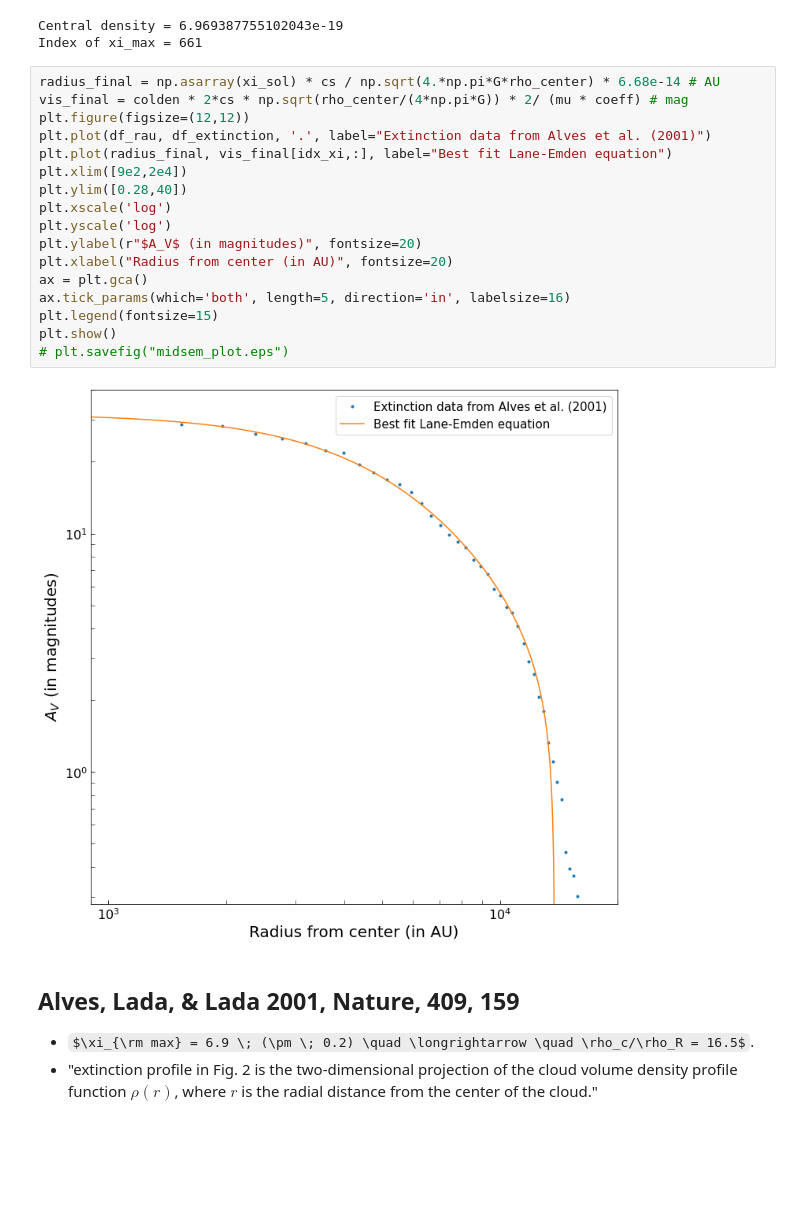
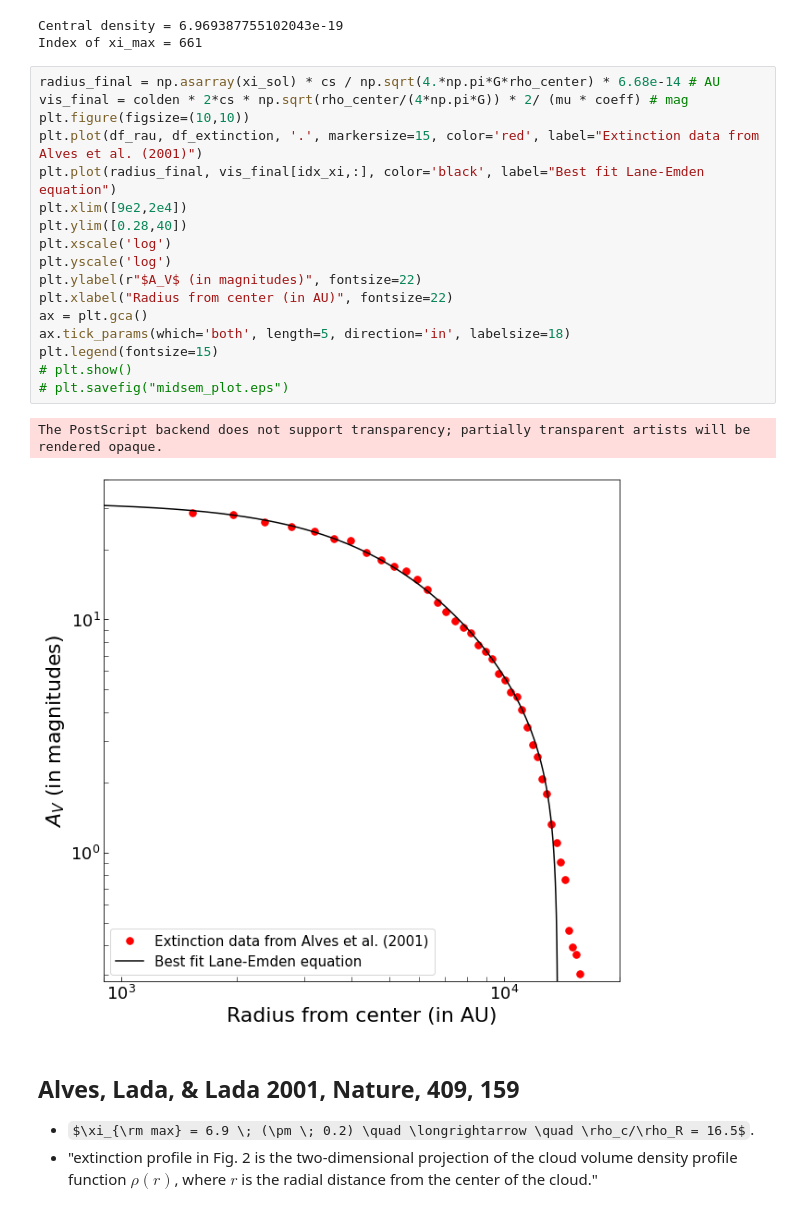
Before and after one commit to nina-af/class_jpy_notebooks, a Jupyter notebook: ism_midterm.ipynb, the cells around one changed output. Drawn from its saved outputs; the diff is of its cells as text; some formulas as TeX source; blank space fills up the shorter version.

Commit message:
3rd version: Improved plot and possibly final upload

```diff
--- a/ism_midterm.ipynb
+++ b/ism_midterm.ipynb
@@ -129,22 +133,23 @@ Index of xi_max = 661
 # %%
 radius_final = np.asarray(xi_sol) * cs / np.sqrt(4.*np.pi*G*rho_center) * 6.68e-14 # AU
 vis_final = colden * 2*cs * np.sqrt(rho_center/(4*np.pi*G)) * 2/ (mu * coeff) # mag
-plt.figure(figsize=(12,12))
-plt.plot(df_rau, df_extinction, '.', label="Extinction data from Alves et al. (2001)")
-plt.plot(radius_final, vis_final[idx_xi,:], label="Best fit Lane-Emden equation")
+plt.figure(figsize=(10,10))
+plt.plot(df_rau, df_extinction, '.', markersize=15, color='red', label="Extinction data from Alves et al. (2001)")
+plt.plot(radius_final, vis_final[idx_xi,:], color='black', label="Best fit Lane-Emden equation")
 plt.xlim([9e2,2e4])
 plt.ylim([0.28,40])
 plt.xscale('log')
 plt.yscale('log')
-plt.ylabel(r"$A_V$ (in magnitudes)", fontsize=20)
-plt.xlabel("Radius from center (in AU)", fontsize=20)
+plt.ylabel(r"$A_V$ (in magnitudes)", fontsize=22)
+plt.xlabel("Radius from center (in AU)", fontsize=22)
 ax = plt.gca()
-ax.tick_params(which='both', length=5, direction='in', labelsize=16)
+ax.tick_params(which='both', length=5, direction='in', labelsize=18)
 plt.legend(fontsize=15)
-plt.show()
+# plt.show()
 # plt.savefig("midsem_plot.eps")
 # %% [output]
+The PostScript backend does not support transparency; partially transparent artists will be rendered opaque.
-[figure, old version]
+[figure, new version]
 # %% [markdown]
 ## Alves, Lada, & Lada 2001, Nature, 409, 159
 * $\xi_{\rm max} = 6.9 \; (\pm \; 0.2) \quad \longrightarrow \quad \rho_c/\rho_R = 16.5$.
```
Also changed, not shown: parts of 1 cell of this notebook.
